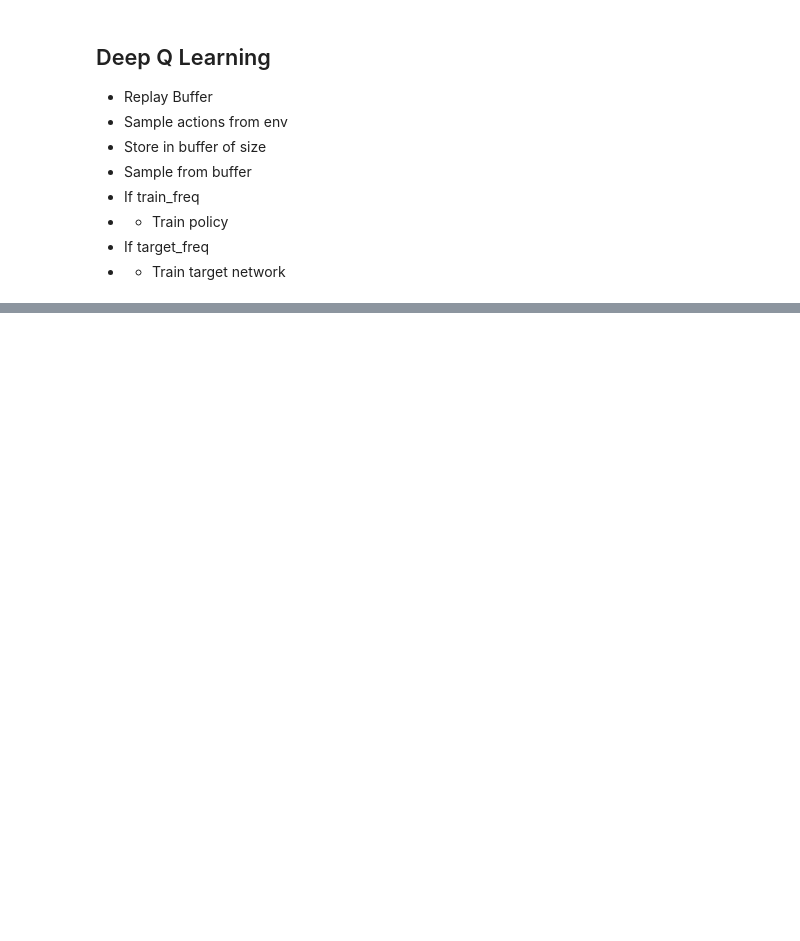
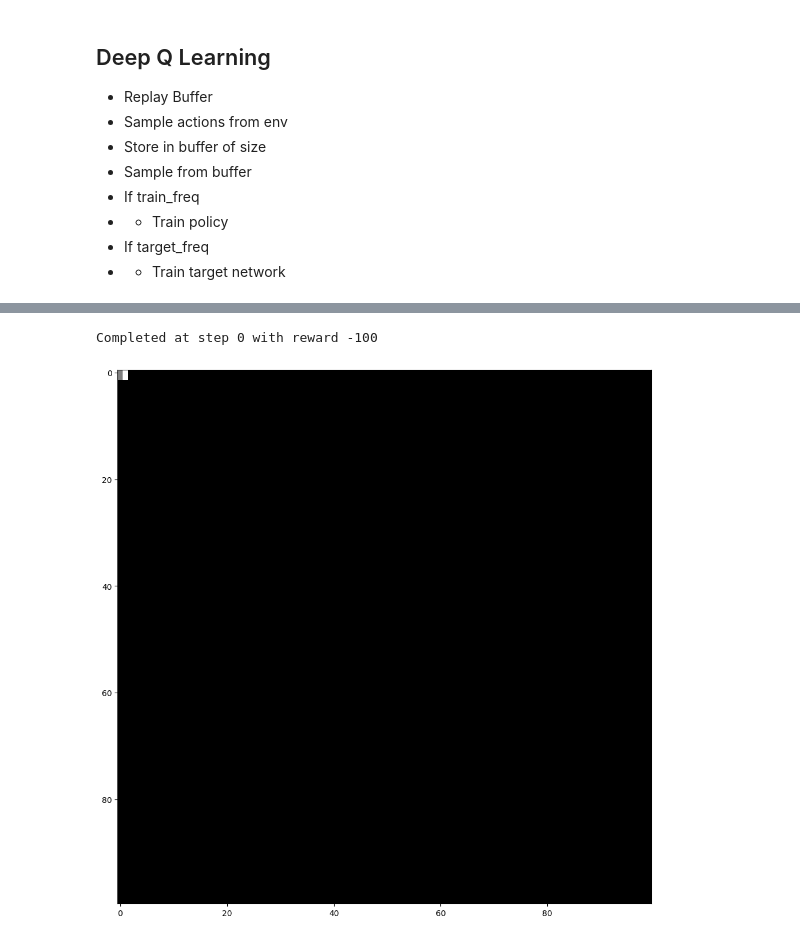
Before and after one commit to Ajinkya-Bhandare/rl_project, a Jupyter notebook: Exploration-grid-world-final.ipynb, the cells around one changed output, grey strips where cells are left out. Saved outputs shown, nothing was run; the diff lists cells and outputs as text; code cells hidden in the pictures; blank space fills up the shorter version.

```diff
--- a/Exploration-grid-world-final.ipynb
+++ b/Exploration-grid-world-final.ipynb
@@ -234,17 +247,20 @@ class ReplayBuffer():
         self.buffer = []
         self.buffer_size = buffer_size
 
-    def initialize_buffer(self, env, action_model):
+    def initialize_buffer(self, env):
         state, done = env.reset()
         state = np.zeros_like(env.grid)
         action_keys = list(env.actions.keys())
+
+
         for i in range(self.buffer_size):
             action = env.sample_action()
-            # action = agent_model(state)
             next_state, reward, done = env.step(action)
             action_key = action_keys.index(action)
-            next_pos, visible_patch = next_state
-            next_state = agent.update_state(visible_patch, next_pos)
+
+            next_pos, next_patch = next_state
+            next_state = agent.update_state(next_patch, next_pos)
+
             replay = (state, action_key, next_state, reward, done)
             self.buffer.append(replay)
 
@@ -488,29 +493,23 @@ class DQNAgent():
 train_parameters = {
     'observation_dim': 2,
     'action_dim': 4,
-    'gamma': 0.99,
+    'gamma': 0.9,
 
     'epsilon':1,
     'decay':0.99,
     'min_epsilon':0.01,
 
-    'total_training_time_step': 200_000,
-
-    'epsilon_start_value': 1.0,
-    'epsilon_end_value': 0.01,
-    'epsilon_duration': 250_000,
 
     'replay_buffer_size': 50_000,
-    'start_training_step': 2000,
     'agent_frq': 4,
-    'target_frq': 1000,
+    'target_frq': 1_000,
 
-    'batch_size': 64,
+    'batch_size': 256,
     'learning_rate': 1e-3,
-    'num_steps': 10_000,
+    'num_steps': 5_000,
     'model_name': "four_room.pt"
 }
 dqn_agent = DQNAgent(train_parameters)
 
-dqn_agent.train()
+eps_lengths, losses, rewards = dqn_agent.train()
 # %% [output]
@@ -529,11 +574,17 @@ agent_model = dqn_agent.behavior_net
 # %%
 agent = Agent()
 state, done = env.reset()
 
-for i in range(100000):
-    action = env.sample_action()
+for i in range(100):
+    pos, visible_patch = state
+    state_grid = agent.update_state(visible_patch, pos)
+    action = dqn_agent.get_action(epsilon=0, state=state_grid)
     new_state, reward, done = env.step(action)
-
-    new_pos, visible_patch = new_state
-    agent.update_state(visible_patch, new_pos)
+    if done:
+        print(f'Completed at step {i} with reward {reward}')
+        break
+    state = new_state
 agent.show_grid()
+# %% [output]
+Completed at step 0 with reward -100
+[figure, added]
```
Also changed, not shown: parts of 16 cells of this notebook, 6 other files.
